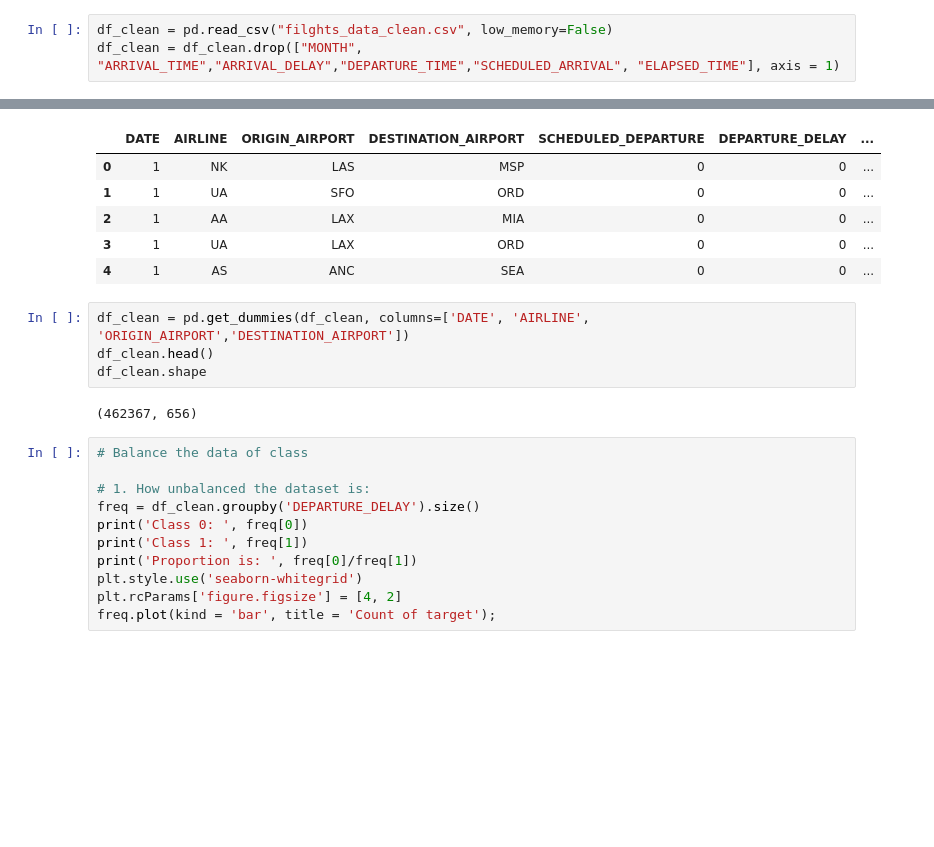
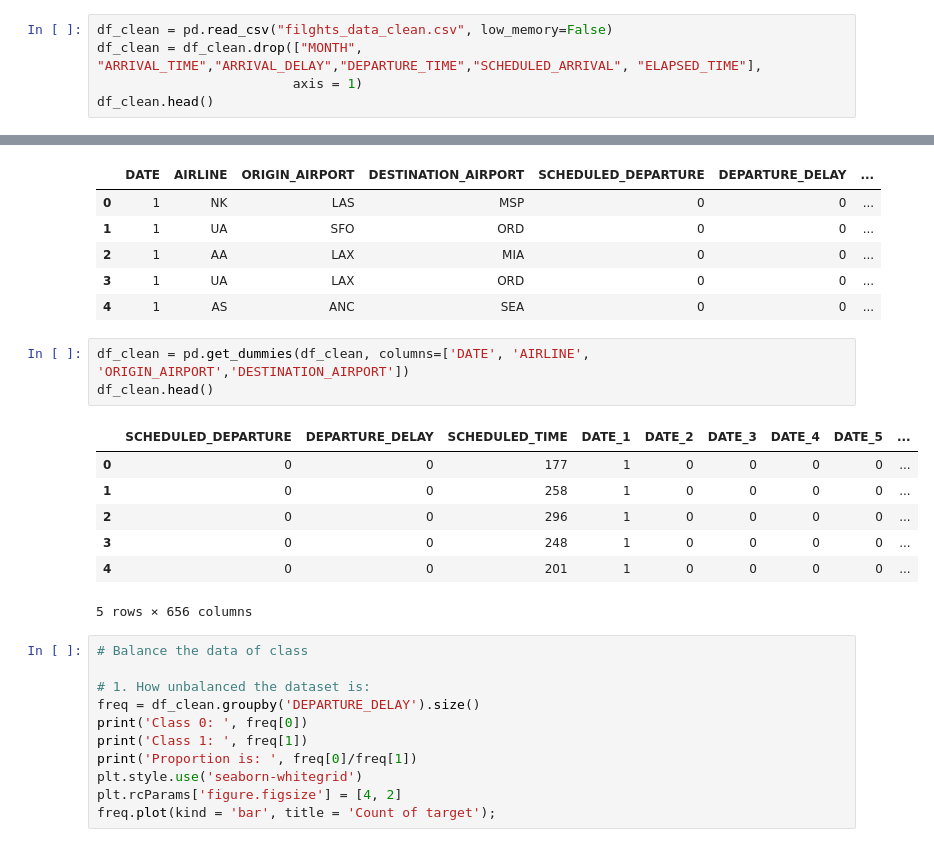
Before and after one commit to INFO6105-Data-Science/Predict-Flight-Delay, a Jupyter notebook: FlightDataAnalysis.ipynb, the cells around one changed output, grey strips where cells are left out. Cells and saved outputs as stored; diff of their text form; blank space fills up the shorter version.

```diff
--- a/FlightDataAnalysis.ipynb
+++ b/FlightDataAnalysis.ipynb
@@ -431,4 +404,6 @@ plt.show()
 from sklearn.metrics import confusion_matrix
 # %%
 df_clean = pd.read_csv("filghts_data_clean.csv", low_memory=False)
-df_clean = df_clean.drop(["MONTH", "ARRIVAL_TIME","ARRIVAL_DELAY","DEPARTURE_TIME","SCHEDULED_ARRIVAL", "ELAPSED_TIME"], axis = 1)
+df_clean = df_clean.drop(["MONTH", "ARRIVAL_TIME","ARRIVAL_DELAY","DEPARTURE_TIME","SCHEDULED_ARRIVAL", "ELAPSED_TIME"],
+                         axis = 1)
+df_clean.head()
@@ -454,9 +427,14 @@ df_clean.head()
 # %%
 df_clean = pd.get_dummies(df_clean, columns=['DATE', 'AIRLINE', 'ORIGIN_AIRPORT','DESTINATION_AIRPORT'])
 df_clean.head()
-df_clean.shape
 # %% [output]
+|  | SCHEDULED_DEPARTURE | DEPARTURE_DELAY | SCHEDULED_TIME | DATE_1 | DATE_2 | DATE_3 | DATE_4 | DATE_5 | ... |
+| 0 | 0 | 0 | 177 | 1 | 0 | 0 | 0 | 0 | ... |
+| 1 | 0 | 0 | 258 | 1 | 0 | 0 | 0 | 0 | ... |
+| 2 | 0 | 0 | 296 | 1 | 0 | 0 | 0 | 0 | ... |
+| 3 | 0 | 0 | 248 | 1 | 0 | 0 | 0 | 0 | ... |
+| 4 | 0 | 0 | 201 | 1 | 0 | 0 | 0 | 0 | ... |
-(462367, 656)
+5 rows × 656 columns
 # %%
 # Balance the data of class
 
```
Also changed, not shown: parts of 30 cells of this notebook.
